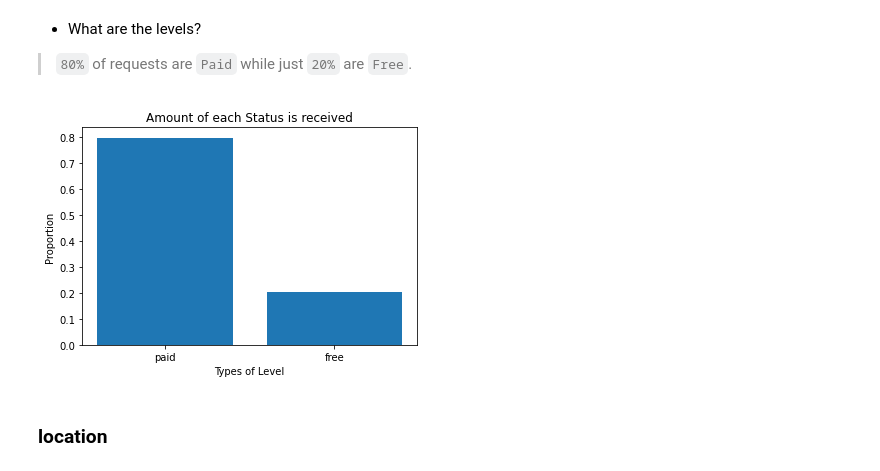
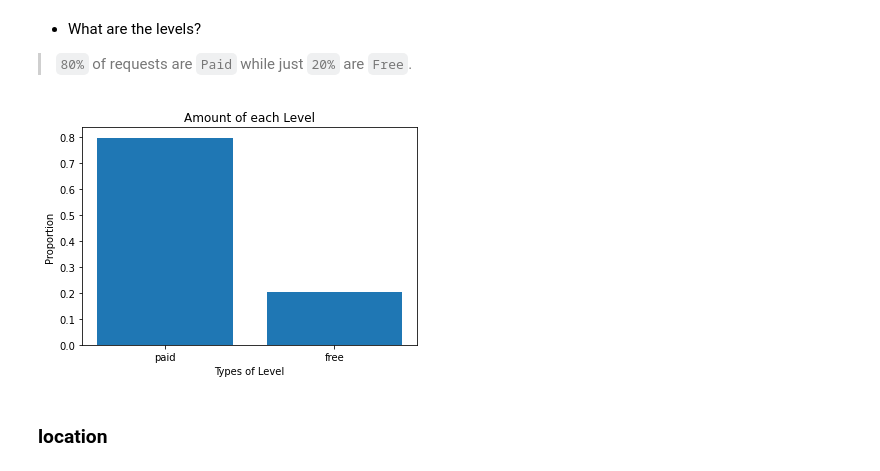
Before and after one commit to ordepzero/sparkify, a Jupyter notebook: Sparkify.ipynb, the cells around one changed output. Saved outputs shown, nothing was run; the diff lists cells and outputs as text; code cells hidden in the pictures.

```diff
--- a/Sparkify.ipynb
+++ b/Sparkify.ipynb
@@ -371,9 +390,9 @@ plot_bar_proportion(df,'status','Amount of each Status is received','Types of St
 - What are the levels?
 > `80%` of requests are `Paid` while just `20%` are `Free`.
 # %%
-plot_bar_proportion(df,'level','Amount of each Status is received','Types of Level','Proportion')
+plot_bar_proportion(df,'level','Amount of each Level','Types of Level','Proportion')
 # %% [output]
-[figure, old version]
+[figure, new version]
 # %% [markdown]
 ### location
 # %% [markdown]
```
Also changed, not shown: parts of 36 cells of this notebook.
